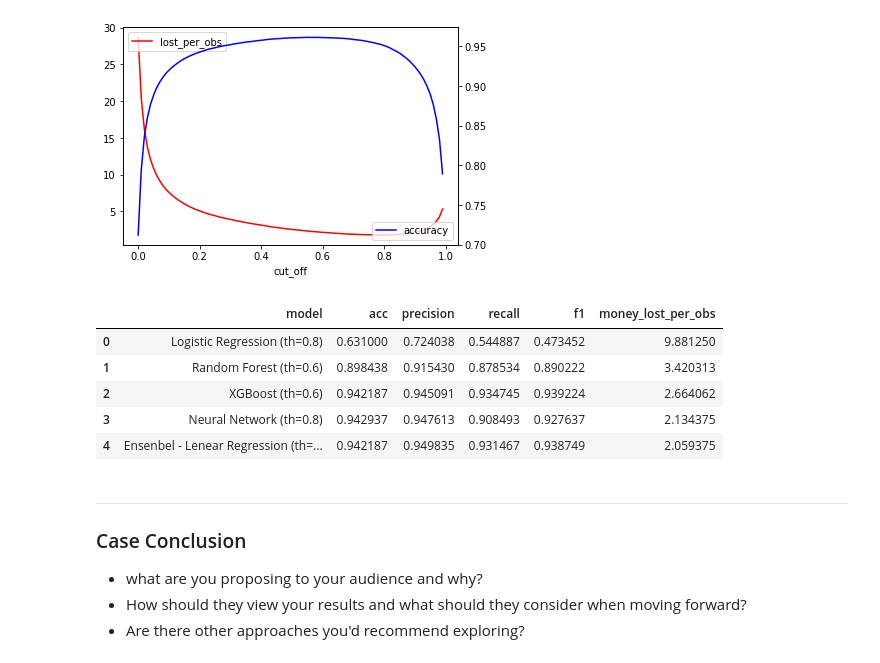
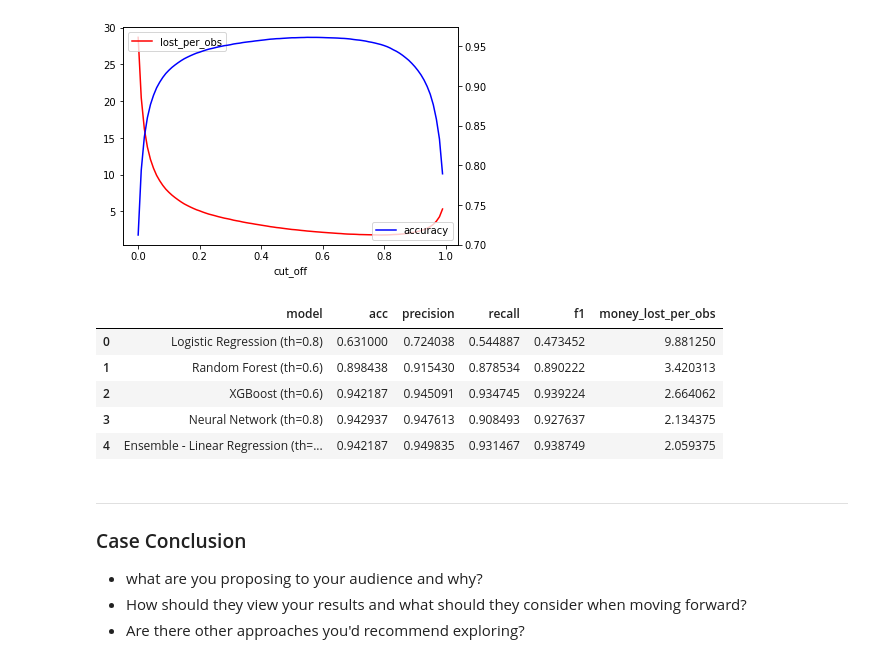
Before and after one commit to JosephLazarus/QTW, a Jupyter notebook: Case Study 7/CaseStudy7_Final.ipynb, the cells around one changed output. Drawn from its saved outputs; the diff is of its cells as text; code cells hidden in the pictures.

Commit message:
final model

```diff
--- a/Case Study 7/CaseStudy7_Final.ipynb
+++ b/Case Study 7/CaseStudy7_Final.ipynb
@@ -854,22 +854,22 @@ cut_off_plot(y_train, y_model_pred)
 # %%
 y_true, y_pred = y_test, linear_r.predict(ensemble_test)
 
 threshold = 0.8
 y_pred = [int(p >= threshold) for p in y_pred]
 report = classification_report(y_true, y_pred, output_dict=True)
 
-model_name = 'Ensenbel - Lenear Regression (th=' + str(threshold) + ')'
+model_name = 'Ensemble - Linear Regression (th=' + str(threshold) + ')'
 
 ln = [model_name, report['accuracy'], report['macro avg']['precision'], report['macro avg']['recall'], report['macro avg']['f1-score'], lost_per_obs(y_true, y_pred)]
 test_matrices.loc[len(test_matrices)] = ln
 test_matrices
 # %% [output]
 |  | model | acc | precision | recall | f1 | money_lost_per_obs |
 | 0 | Logistic Regression (th=0.8) | 0.631000 | 0.724038 | 0.544887 | 0.473452 | 9.881250 |
 | 1 | Random Forest (th=0.6) | 0.898438 | 0.915430 | 0.878534 | 0.890222 | 3.420313 |
 | 2 | XGBoost (th=0.6) | 0.942187 | 0.945091 | 0.934745 | 0.939224 | 2.664062 |
 | 3 | Neural Network (th=0.8) | 0.942937 | 0.947613 | 0.908493 | 0.927637 | 2.134375 |
-| 4 | Ensenbel - Lenear Regression (th=... | 0.942187 | 0.949835 | 0.931467 | 0.938749 | 2.059375 |
+| 4 | Ensemble - Linear Regression (th=... | 0.942187 | 0.949835 | 0.931467 | 0.938749 | 2.059375 |
 # %% [markdown]
 ---
 ### Case Conclusion
```
